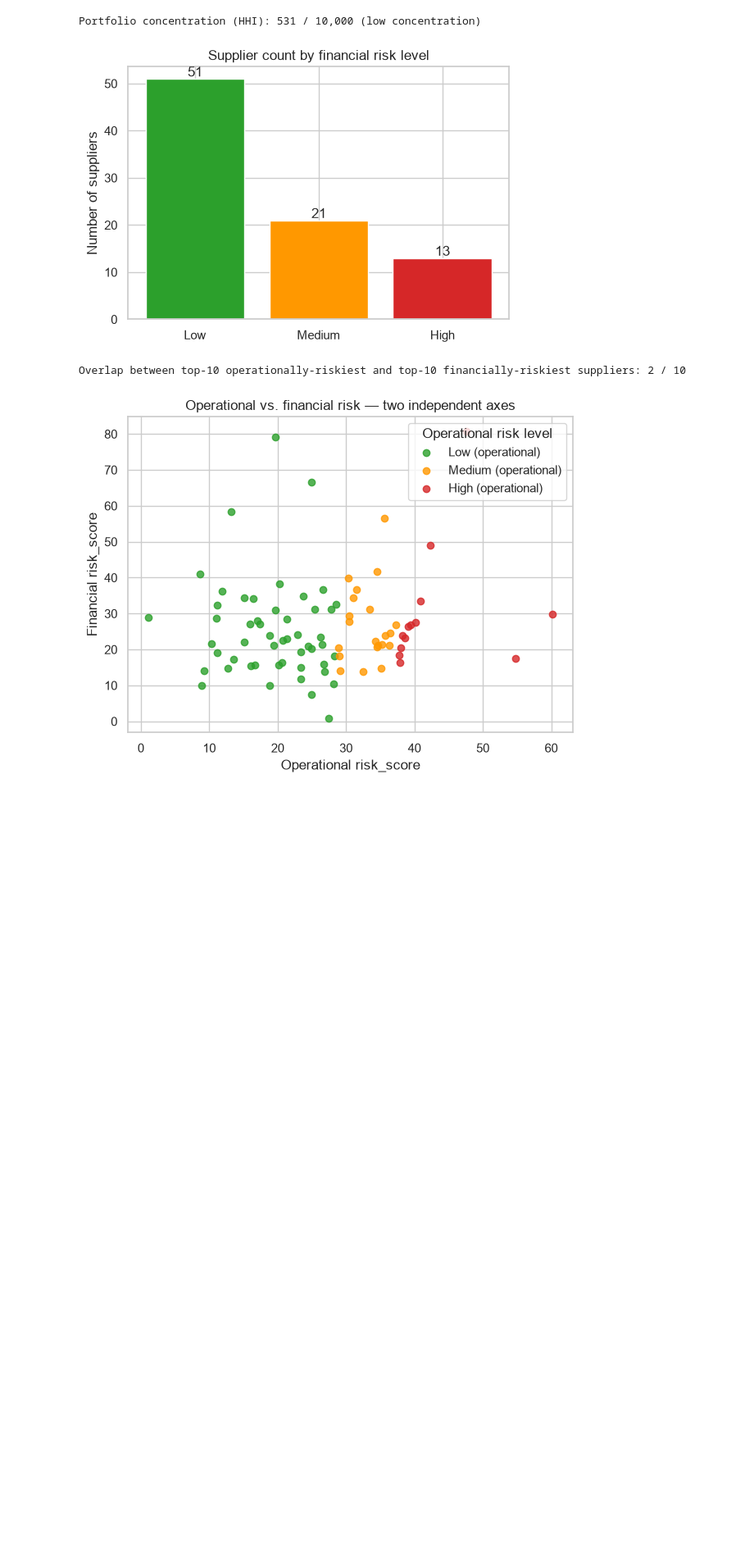
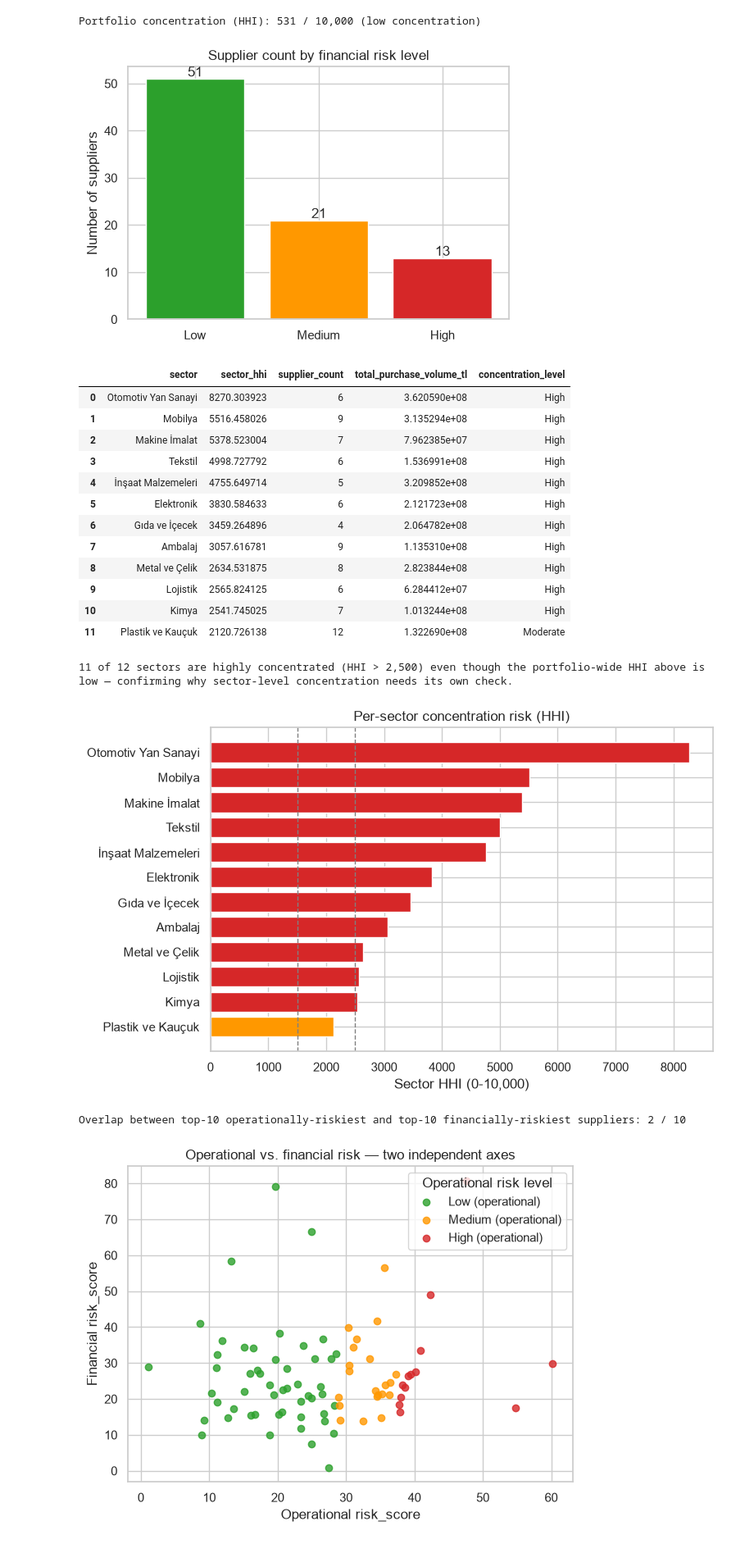
Before and after one commit to AykutKocer/supplier-risk-scoring, a Jupyter notebook: notebooks/supplier_risk_analysis.ipynb, the cells around one changed output. Shown at 82% size. Saved outputs shown, nothing was run; the diff lists cells and outputs as text; code cells hidden in the pictures; blank space fills up the shorter version.

```diff
--- a/notebooks/supplier_risk_analysis.ipynb
+++ b/notebooks/supplier_risk_analysis.ipynb
@@ -240,6 +242,47 @@ plt.show()
 # %% [output]
 Portfolio concentration (HHI): 531 / 10,000 (low concentration)
 [figure]
+# %%
+# Per-sector HHI: portfolio-wide HHI alone can hide a sector that's actually
+# very concentrated, if that sector is small relative to total spend. This
+# directly answers the v1 README's own documented limitation.
+from score_suppliers import compute_metrics, compute_sector_hhi
+
+sector_hhi_df = compute_sector_hhi(compute_metrics(clean_df))
+display(sector_hhi_df)
+
+high_concentration_sectors = (sector_hhi_df["concentration_level"] == "High").sum()
+print(f"{high_concentration_sectors} of {len(sector_hhi_df)} sectors are highly concentrated "
+      f"(HHI > 2,500) even though the portfolio-wide HHI above is low — "
+      "confirming why sector-level concentration needs its own check.")
+
+fig, ax = plt.subplots(figsize=(8, 5))
+colors = ["#d62728" if lvl == "High" else "#ff9800" if lvl == "Moderate" else "#2ca02c"
+          for lvl in sector_hhi_df["concentration_level"]]
+ax.barh(sector_hhi_df["sector"], sector_hhi_df["sector_hhi"], color=colors)
+ax.axvline(1500, color="gray", linestyle="--", linewidth=1)
+ax.axvline(2500, color="gray", linestyle="--", linewidth=1)
+ax.invert_yaxis()
+ax.set_xlabel("Sector HHI (0-10,000)")
+ax.set_title("Per-sector concentration risk (HHI)")
+plt.tight_layout()
+plt.show()
+# %% [output]
+|  | sector | sector_hhi | supplier_count | total_purchase_volume_tl | concentration_level |
+| 0 | Otomotiv Yan Sanayi | 8270.303923 | 6 | 3.620590e+08 | High |
+| 1 | Mobilya | 5516.458026 | 9 | 3.135294e+08 | High |
+| 2 | Makine İmalat | 5378.523004 | 7 | 7.962385e+07 | High |
+| 3 | Tekstil | 4998.727792 | 6 | 1.536991e+08 | High |
+| 4 | İnşaat Malzemeleri | 4755.649714 | 5 | 3.209852e+08 | High |
+| 5 | Elektronik | 3830.584633 | 6 | 2.121723e+08 | High |
+| 6 | Gıda ve İçecek | 3459.264896 | 4 | 2.064782e+08 | High |
+| 7 | Ambalaj | 3057.616781 | 9 | 1.135310e+08 | High |
+| 8 | Metal ve Çelik | 2634.531875 | 8 | 2.823844e+08 | High |
+| 9 | Lojistik | 2565.824125 | 6 | 6.284412e+07 | High |
+| 10 | Kimya | 2541.745025 | 7 | 1.013244e+08 | High |
+| 11 | Plastik ve Kauçuk | 2120.726138 | 12 | 1.322690e+08 | Moderate |
+11 of 12 sectors are highly concentrated (HHI > 2,500) even though the portfolio-wide HHI above is low — confirming why sector-level concentration needs its own check.
+[figure, added]
 # %%
 # The whole point of keeping the two axes separate: are they actually telling
 # a different story, or is financial_risk_score just a re-scaled copy of risk_score?
```
Also changed, not shown: parts of 3 cells of this notebook, 5 other files.
